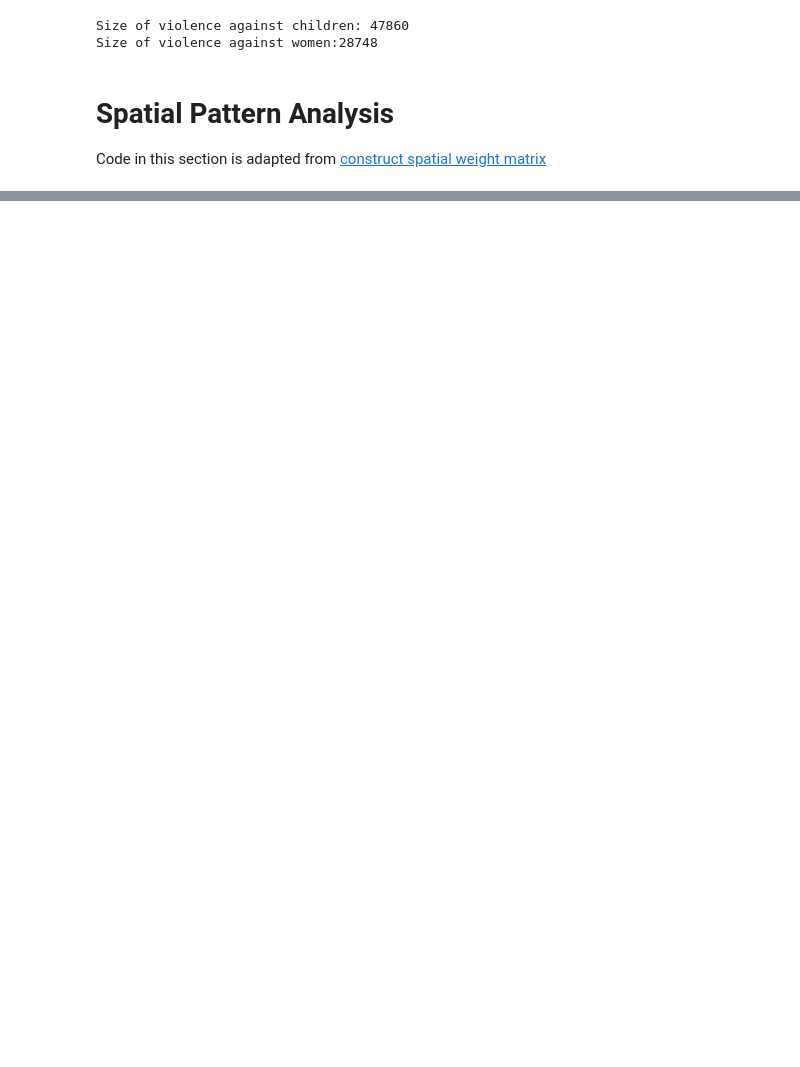
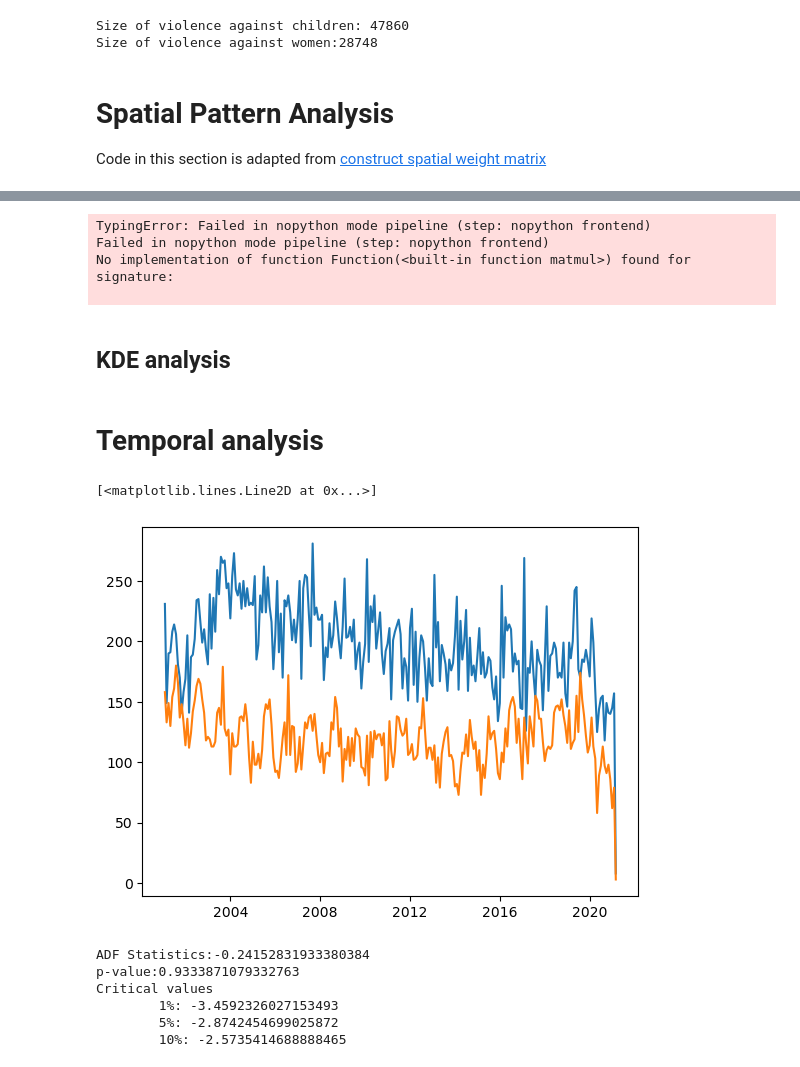
Before and after one commit to Skylar-TyZhang/STDM-Crime-analysis, a Jupyter notebook: chicago_crime.ipynb, the cells around one changed output, grey strips where cells are left out. Cells and saved outputs as stored; diff of their text form; code cells hidden in the pictures; blank space fills up the shorter version.

```diff
--- a/chicago_crime.ipynb
+++ b/chicago_crime.ipynb
@@ -77,0 +342,10 @@ Code in this section is adapted from
+# %%
+# Gi
+go_i =esda.getisord.G_Local(count_child['crime_count'], w_c)
+
+go_i_w = esda.getisord.G_Local(count_sexual['crime_count'], w_s)
+# %% [output]
+TypingError: Failed in nopython mode pipeline (step: nopython frontend)
+Failed in nopython mode pipeline (step: nopython frontend)
+No implementation of function Function(<built-in function matmul>) found for signature:
+
@@ -77,0 +357,32 @@ Code in this section is adapted from
+# %% [markdown]
+## KDE analysis
+# %% [markdown]
+# Temporal analysis
+# %%
+# get the temporal series of crime data
+c_temp=crime_children.groupby(pd.Grouper(key='Date',freq='M')).size()
+w_temp=crime_sexual.groupby(pd.Grouper(key='Date',freq='M')).size()
+# %%
+# visualise it
+plt.plot(c_temp.index,c_temp.values)
+plt.plot(w_temp.index,w_temp.values)
+# %% [output]
+[<matplotlib.lines.Line2D at 0x...>]
+[figure, added]
+# %%
+# conduct Augmented Dickey-Fuller Test
+# If the ADF statistics has low p-value and close confidence interval, the time-series will be considered as stationary
+from statsmodels.tsa.stattools import adfuller
+res=adfuller(c_temp.values)
+print(f'ADF Statistics:{res[0]}')
+print(f'p-value:{res[1]}')
+print(f'Critical values')
+for k,v in res[4].items():
+    print(f'\t{k}: {v}')
+# %% [output]
+ADF Statistics:-0.24152831933380384
+p-value:0.9333871079332763
+Critical values
+        1%: -3.4592326027153493
+        5%: -2.8742454699025872
+        10%: -2.5735414688888465
```
Also changed, not shown: parts of 25 cells of this notebook, 2 other files.
